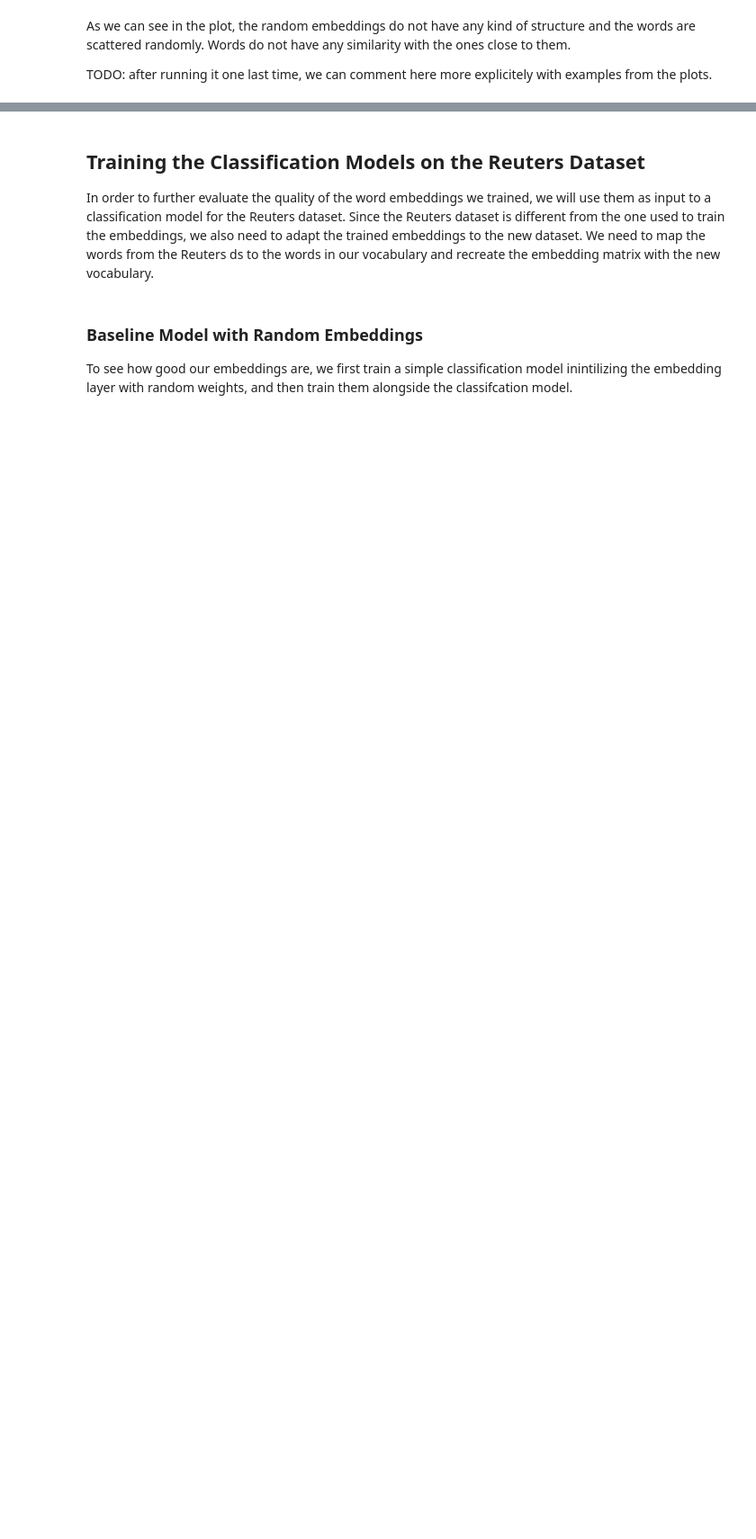
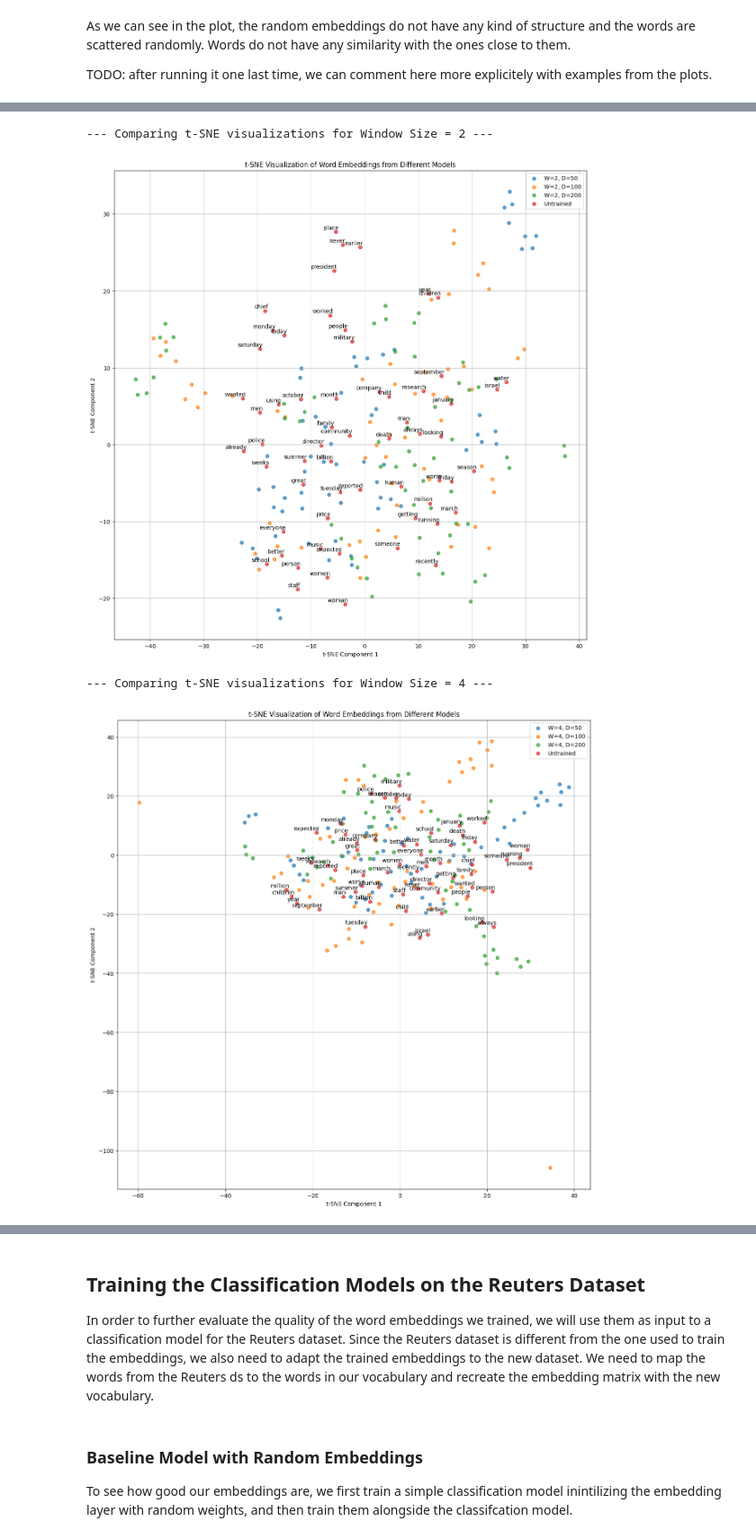
Before and after one commit to daniiprietoo/LM-project, a Jupyter notebook: LM_Practice.ipynb, the cells around one changed output, grey strips where cells are left out. Shown at 90% size. Saved outputs shown, nothing was run; the diff lists cells and outputs as text; code cells hidden in the pictures; blank space fills up the shorter version.

```diff
--- a/LM_Practice.ipynb
+++ b/LM_Practice.ipynb
@@ -422 +445,34 @@ for w_size, e_dim in [(w, e) for w in WINDOW_SIZES for e in EMBEDDING_DIMS]:
 ... (6 outputs left out)
+# %%
+for w_size in WINDOW_SIZES:
+    embeddings_to_compare = {}
+
+    # Gather embeddings for the current window size
+    for e_dim in EMBEDDING_DIMS:
+        if (w_size, e_dim) in experiments and experiments[(w_size, e_dim)]["embeddings"] is not None:
+            model_name = f"W={w_size}, D={e_dim}"
+            embeddings_to_compare[model_name] = experiments[(w_size, e_dim)]["embeddings"]
+
+    if embeddings_to_compare:
+        # Add untrained embeddings for comparison
+        any_trained_embedding = next(iter(embeddings_to_compare.values()))
+        untrained_embeddings_for_plot = np.random.randn(*any_trained_embedding.shape)
+        embeddings_to_compare["Untrained"] = untrained_embeddings_for_plot
+
+        # Check if there's anything to compare
+        if len(embeddings_to_compare) > 1:
+            print(f"\n--- Comparing t-SNE visualizations for Window Size = {w_size} ---")
+            visualize_all_tsne_embeddings(
+                embeddings=embeddings_to_compare,
+                word_index=word_to_index,
+                words_to_plot=target_words
+            )
+        else:
+            print(f"\nNot enough embeddings to compare for Window Size = {w_size}.")
+    else:
+        print(f"\nNo embeddings found for comparison for Window Size = {w_size}.")
+# %% [output]
+--- Comparing t-SNE visualizations for Window Size = 2 ---
+[figure, added]
+--- Comparing t-SNE visualizations for Window Size = 4 ---
+[figure, added]
```
Also changed, not shown: parts of 6 cells of this notebook, 1 other file.
